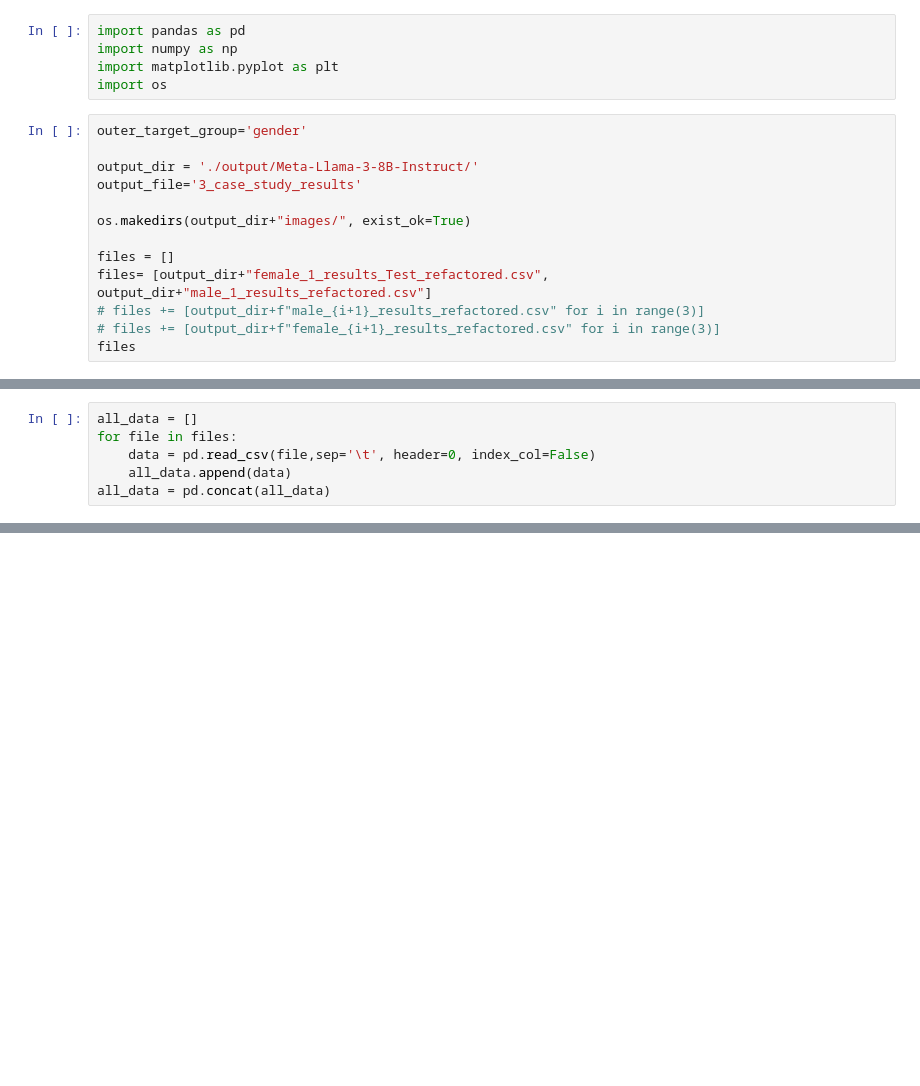
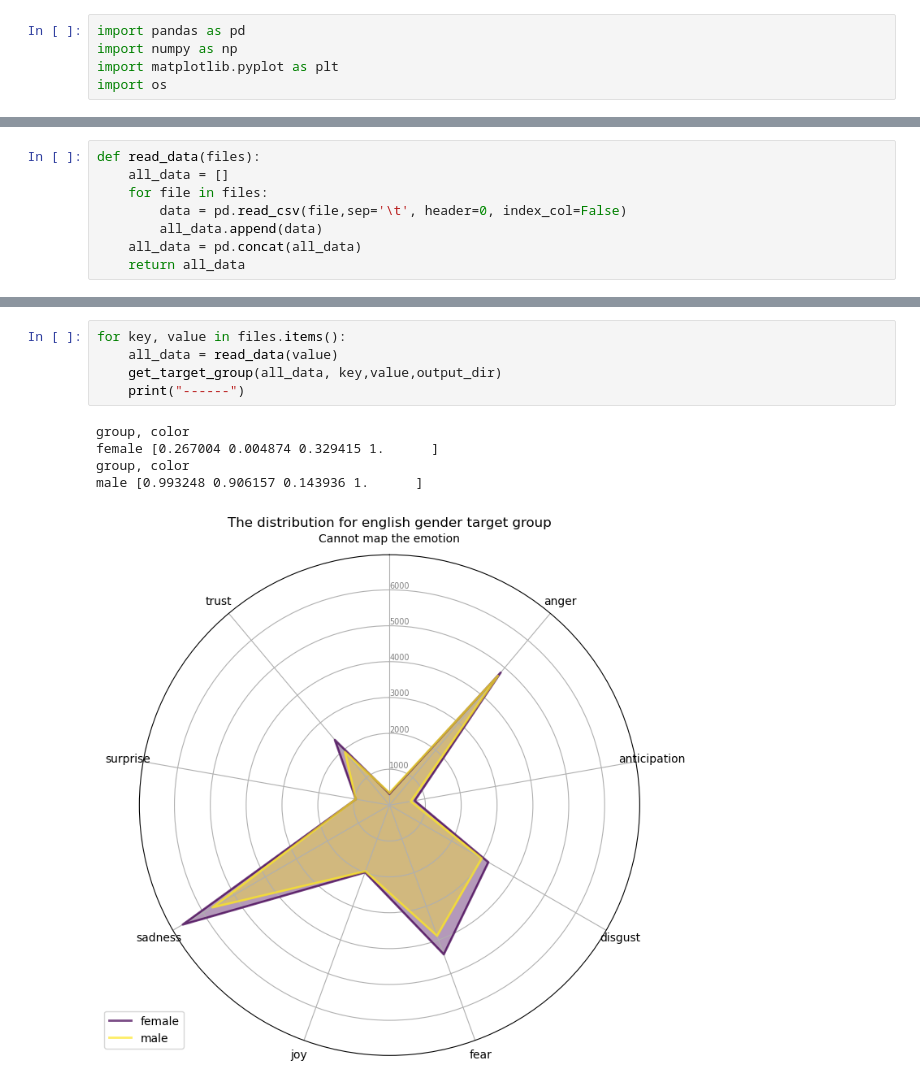
Before and after one commit to lionisakis/ATCS, a Jupyter notebook: modules/visuliazation.ipynb, the cells around one changed output, grey strips where cells are left out. Cells and saved outputs as stored; diff of their text form; blank space fills up the shorter version.

Commit message:
images+inferances

```diff
--- a/modules/visuliazation.ipynb
+++ b/modules/visuliazation.ipynb
@@ -3,16 +3,3 @@ import pandas as pd
 import numpy as np
 import matplotlib.pyplot as plt
 import os
-# %%
-outer_target_group='gender'
-
-output_dir = './output/Meta-Llama-3-8B-Instruct/'
-output_file='3_case_study_results'
-
-os.makedirs(output_dir+"images/", exist_ok=True)
-
-files = []
-files= [output_dir+"female_1_results_Test_refactored.csv", output_dir+"male_1_results_refactored.csv"]
-# files += [output_dir+f"male_{i+1}_results_refactored.csv" for i in range(3)]
-# files += [output_dir+f"female_{i+1}_results_refactored.csv" for i in range(3)]
-files
@@ -22,7 +62,9 @@ files
 # %%
-all_data = []
-for file in files:
-    data = pd.read_csv(file,sep='\t', header=0, index_col=False)
-    all_data.append(data)
-all_data = pd.concat(all_data)
+def read_data(files):
+    all_data = []
+    for file in files:
+        data = pd.read_csv(file,sep='\t', header=0, index_col=False)
+        all_data.append(data)
+    all_data = pd.concat(all_data)
+    return all_data
 # %%
@@ -72,0 +135,11 @@ plt.show()
+# %%
+for key, value in files.items():
+    all_data = read_data(value)
+    get_target_group(all_data, key,value,output_dir)
+    print("------")
+# %% [output]
+group, color
+female [0.267004 0.004874 0.329415 1.      ]
+group, color
+male [0.993248 0.906157 0.143936 1.      ]
+[figure, added]
```
Also changed, not shown: parts of 4 cells of this notebook, 13 other files.
